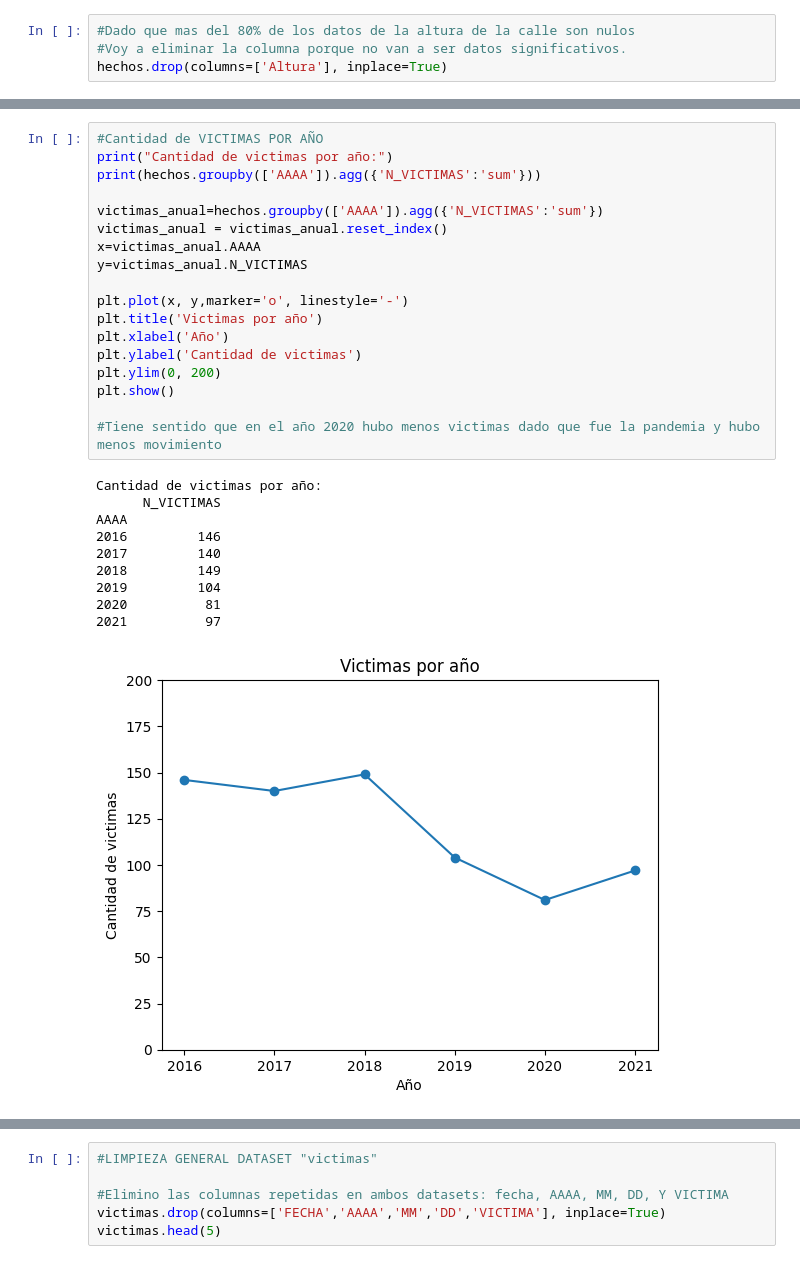
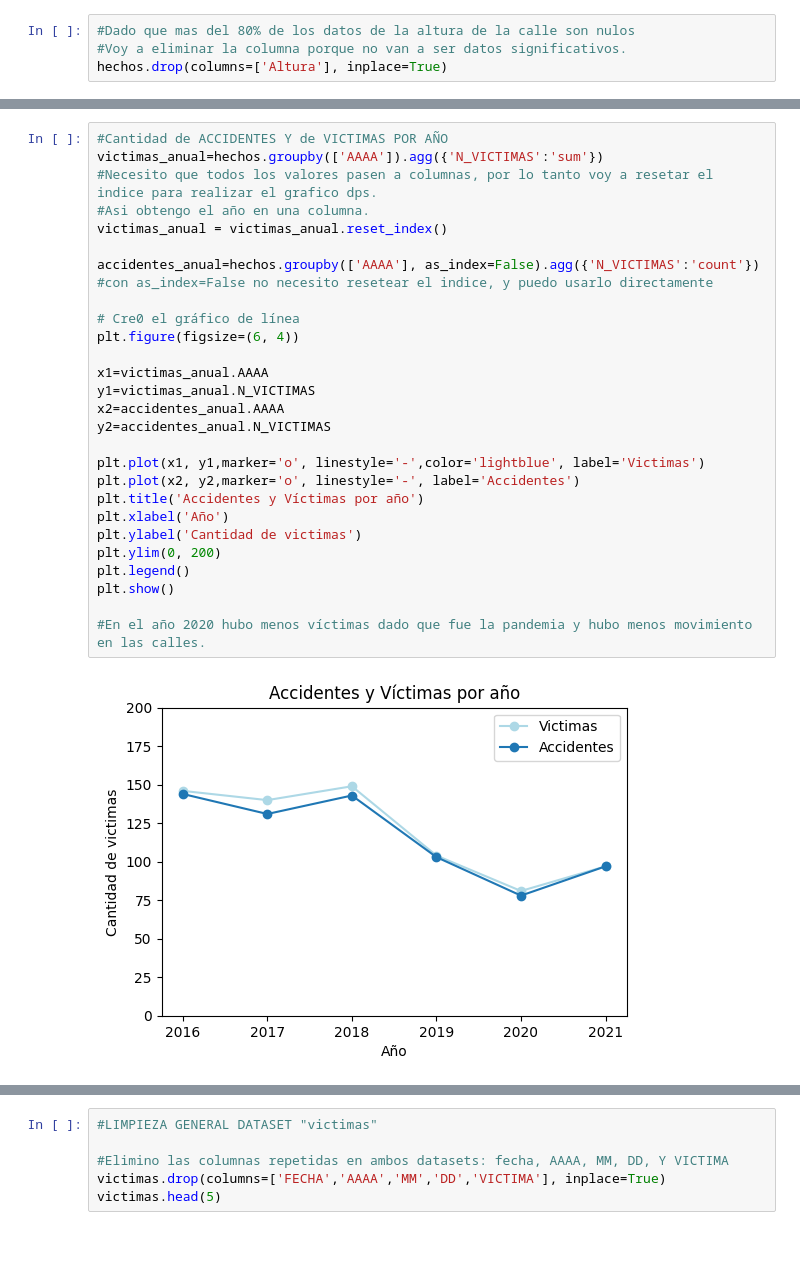
Before and after one commit to mteresalaurac/HenryP2, a Jupyter notebook: EDA.ipynb, the cells around one changed output, grey strips where cells are left out. Saved outputs shown, nothing was run; the diff lists cells and outputs as text.

```diff
--- a/EDA.ipynb
+++ b/EDA.ipynb
@@ -127,31 +116,32 @@ hechos.groupby(['COMUNA']).agg({'ID':'count'})
 # %%
-#Cantidad de VICTIMAS POR AÑO
-print("Cantidad de victimas por año:")
-print(hechos.groupby(['AAAA']).agg({'N_VICTIMAS':'sum'}))
+#Cantidad de ACCIDENTES Y de VICTIMAS POR AÑO
+victimas_anual=hechos.groupby(['AAAA']).agg({'N_VICTIMAS':'sum'})
+#Necesito que todos los valores pasen a columnas, por lo tanto voy a resetar el indice para realizar el grafico dps.
+#Asi obtengo el año en una columna.
+victimas_anual = victimas_anual.reset_index()
 
-victimas_anual=hechos.groupby(['AAAA']).agg({'N_VICTIMAS':'sum'})
-victimas_anual = victimas_anual.reset_index()
-x=victimas_anual.AAAA
-y=victimas_anual.N_VICTIMAS
+accidentes_anual=hechos.groupby(['AAAA'], as_index=False).agg({'N_VICTIMAS':'count'})
+#con as_index=False no necesito resetear el indice, y puedo usarlo directamente
 
-plt.plot(x, y,marker='o', linestyle='-')
-plt.title('Victimas por año')
+# Cre0 el gráfico de línea
+plt.figure(figsize=(6, 4))
+
+x1=victimas_anual.AAAA
+y1=victimas_anual.N_VICTIMAS
+x2=accidentes_anual.AAAA
+y2=accidentes_anual.N_VICTIMAS
+
+plt.plot(x1, y1,marker='o', linestyle='-',color='lightblue', label='Victimas')
+plt.plot(x2, y2,marker='o', linestyle='-', label='Accidentes')
+plt.title('Accidentes y Víctimas por año')
 plt.xlabel('Año')
 plt.ylabel('Cantidad de victimas')
 plt.ylim(0, 200)
+plt.legend()
 plt.show()
 
-#Tiene sentido que en el año 2020 hubo menos victimas dado que fue la pandemia y hubo menos movimiento
+#En el año 2020 hubo menos víctimas dado que fue la pandemia y hubo menos movimiento en las calles.
 # %% [output]
-Cantidad de victimas por año:
-      N_VICTIMAS
-AAAA
-2016         146
-2017         140
-2018         149
-2019         104
-2020          81
-2021          97
-[figure, old version]
+[figure, new version]
 # %%
 #VICTIMAS PROMEDIO POR ACCIDENTE
```
Also changed, not shown: parts of 20 cells of this notebook.
